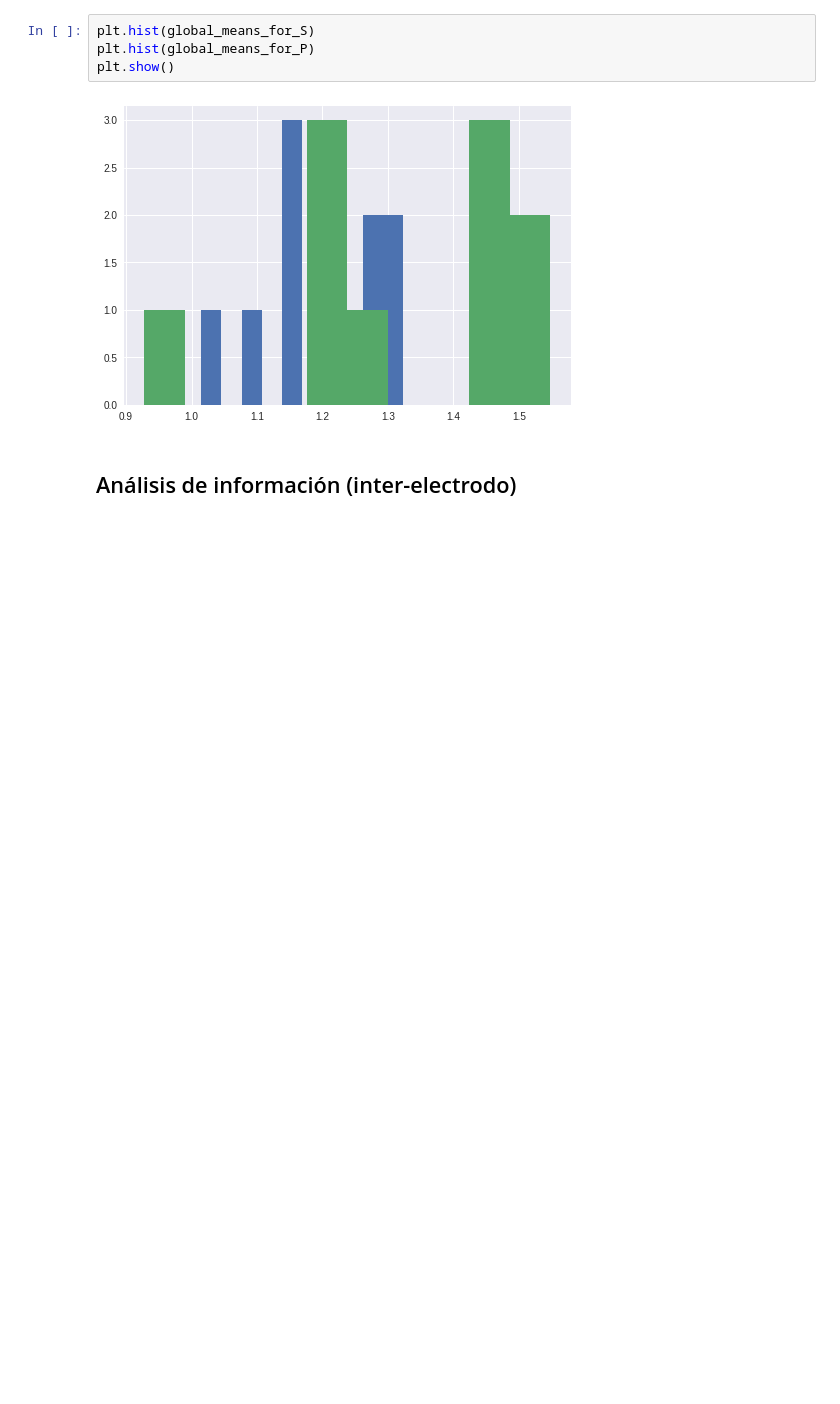
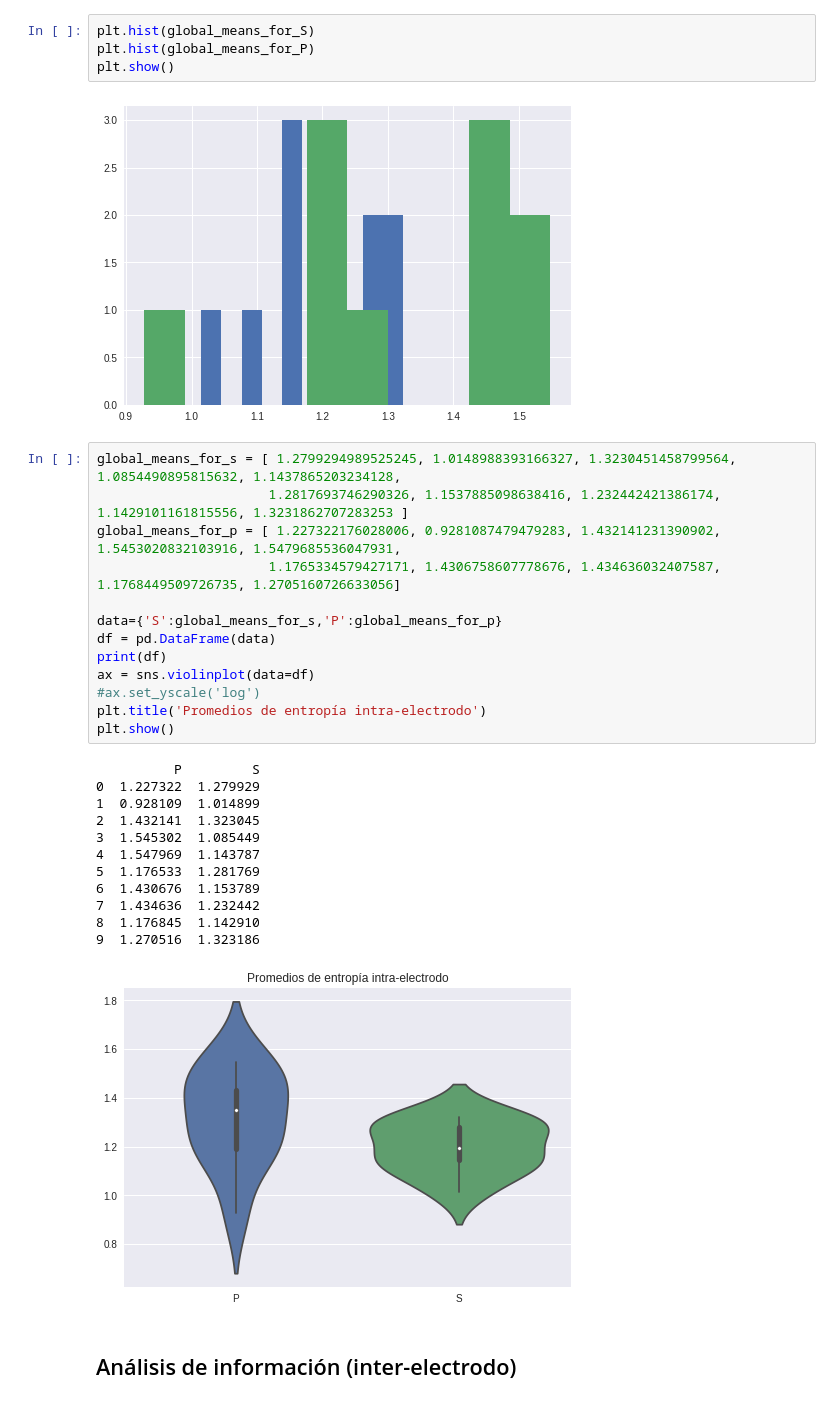
Before and after one commit to gfourcade/cienciadatos, a Jupyter notebook: tp2/tp2.ipynb, the cells around one changed output. Drawn from its saved outputs; the diff is of its cells as text; blank space fills up the shorter version.

```diff
--- a/tp2/tp2.ipynb
+++ b/tp2/tp2.ipynb
@@ -498,6 +498,32 @@ plt.hist(global_means_for_P)
 plt.show()
 # %% [output]
 [figure]
+# %%
+global_means_for_s = [ 1.2799294989525245, 1.0148988393166327, 1.3230451458799564, 1.0854490895815632, 1.1437865203234128,
+                      1.2817693746290326, 1.1537885098638416, 1.232442421386174, 1.1429101161815556, 1.3231862707283253 ]
+global_means_for_p = [ 1.227322176028006, 0.9281087479479283, 1.432141231390902, 1.5453020832103916, 1.5479685536047931,
+                      1.1765334579427171, 1.4306758607778676, 1.434636032407587, 1.1768449509726735, 1.2705160726633056]
+
+data={'S':global_means_for_s,'P':global_means_for_p}
+df = pd.DataFrame(data)
+print(df)
+ax = sns.violinplot(data=df)
+#ax.set_yscale('log')
+plt.title('Promedios de entropía intra-electrodo')
+plt.show()
+# %% [output]
+          P         S
+0  1.227322  1.279929
+1  0.928109  1.014899
+2  1.432141  1.323045
+3  1.545302  1.085449
+4  1.547969  1.143787
+5  1.176533  1.281769
+6  1.430676  1.153789
+7  1.434636  1.232442
+8  1.176845  1.142910
+9  1.270516  1.323186
+[figure, added]
 # %% [markdown]
 ## Análisis de información (inter-electrodo)
 # %%
```
Also changed, not shown: parts of 1 cell of this notebook.
